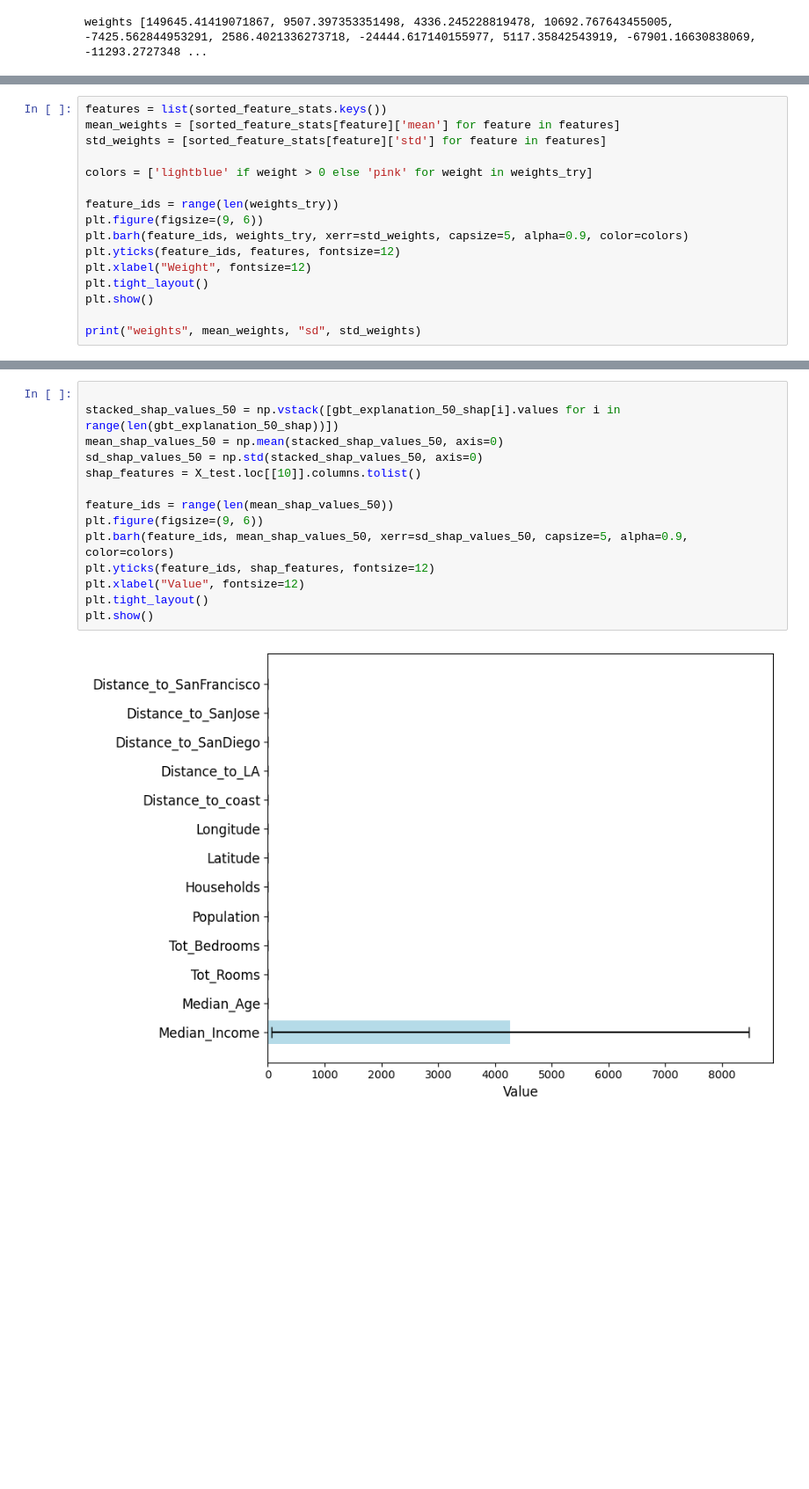
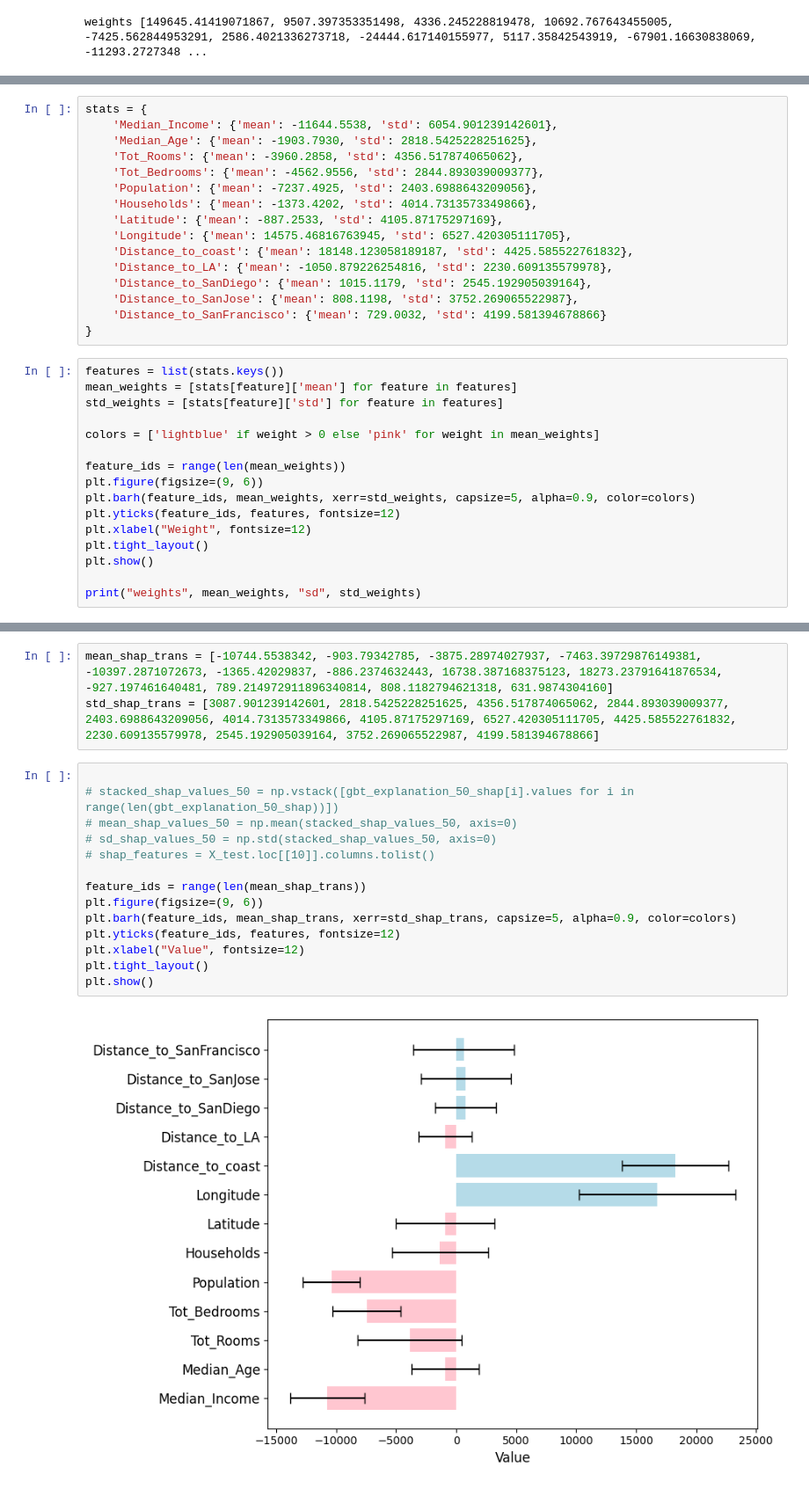
Before and after one commit to YG29/bachelorThesis, a Jupyter notebook: notebooks/cali_gbt.ipynb, the cells around one changed output, grey strips where cells are left out. Shown: that part at 88% size. Cells and saved outputs as stored; diff of their text form; blank space fills up the shorter version.

```diff
--- a/notebooks/cali_gbt.ipynb
+++ b/notebooks/cali_gbt.ipynb
@@ -554,13 +555,29 @@ weights_try[11]=808.1198
+# %%
+stats = {
+    'Median_Income': {'mean': -11644.5538, 'std': 6054.901239142601},
+    'Median_Age': {'mean': -1903.7930, 'std': 2818.5425228251625},
+    'Tot_Rooms': {'mean': -3960.2858, 'std': 4356.517874065062},
+    'Tot_Bedrooms': {'mean': -4562.9556, 'std': 2844.893039009377},
+    'Population': {'mean': -7237.4925, 'std': 2403.6988643209056},
+    'Households': {'mean': -1373.4202, 'std': 4014.7313573349866},
+    'Latitude': {'mean': -887.2533, 'std': 4105.87175297169},
+    'Longitude': {'mean': 14575.46816763945, 'std': 6527.420305111705},
+    'Distance_to_coast': {'mean': 18148.123058189187, 'std': 4425.585522761832},
+    'Distance_to_LA': {'mean': -1050.879226254816, 'std': 2230.609135579978},
+    'Distance_to_SanDiego': {'mean': 1015.1179, 'std': 2545.192905039164},
+    'Distance_to_SanJose': {'mean': 808.1198, 'std': 3752.269065522987},
+    'Distance_to_SanFrancisco': {'mean': 729.0032, 'std': 4199.581394678866}
+}
 # %%
-features = list(sorted_feature_stats.keys())
-mean_weights = [sorted_feature_stats[feature]['mean'] for feature in features]
-std_weights = [sorted_feature_stats[feature]['std'] for feature in features]
+features = list(stats.keys())
+mean_weights = [stats[feature]['mean'] for feature in features]
+std_weights = [stats[feature]['std'] for feature in features]
 
-colors = ['lightblue' if weight > 0 else 'pink' for weight in weights_try]
+colors = ['lightblue' if weight > 0 else 'pink' for weight in mean_weights]
 
-feature_ids = range(len(weights_try))
+feature_ids = range(len(mean_weights))
 plt.figure(figsize=(9, 6))
-plt.barh(feature_ids, weights_try, xerr=std_weights, capsize=5, alpha=0.9, color=colors)
+plt.barh(feature_ids, mean_weights, xerr=std_weights, capsize=5, alpha=0.9, color=colors)
 plt.yticks(feature_ids, features, fontsize=12)
 plt.xlabel("Weight", fontsize=12)
 plt.tight_layout()
@@ -573,16 +590,19 @@ weights [143621.21167620723, 8496.737546104687, 4143.942748800503, 7015.52008232
+# %%
+mean_shap_trans = [-10744.5538342, -903.79342785, -3875.28974027937, -7463.39729876149381, -10397.2871072673, -1365.42029837, -886.2374632443, 16738.387168375123, 18273.23791641876534, -927.197461640481, 789.214972911896340814, 808.1182794621318, 631.9874304160]
+std_shap_trans = [3087.901239142601, 2818.5425228251625, 4356.517874065062, 2844.893039009377, 2403.6988643209056, 4014.7313573349866, 4105.87175297169, 6527.420305111705, 4425.585522761832, 2230.609135579978, 2545.192905039164, 3752.269065522987, 4199.581394678866]
 # %%
 
-stacked_shap_values_50 = np.vstack([gbt_explanation_50_shap[i].values for i in range(len(gbt_explanation_50_shap))])
-mean_shap_values_50 = np.mean(stacked_shap_values_50, axis=0)
-sd_shap_values_50 = np.std(stacked_shap_values_50, axis=0)
-shap_features = X_test.loc[[10]].columns.tolist()
+# stacked_shap_values_50 = np.vstack([gbt_explanation_50_shap[i].values for i in range(len(gbt_explanation_50_shap))])
+# mean_shap_values_50 = np.mean(stacked_shap_values_50, axis=0)
+# sd_shap_values_50 = np.std(stacked_shap_values_50, axis=0)
+# shap_features = X_test.loc[[10]].columns.tolist()
 
-feature_ids = range(len(mean_shap_values_50))
+feature_ids = range(len(mean_shap_trans))
 plt.figure(figsize=(9, 6))
-plt.barh(feature_ids, mean_shap_values_50, xerr=sd_shap_values_50, capsize=5, alpha=0.9, color=colors)
-plt.yticks(feature_ids, shap_features, fontsize=12)
+plt.barh(feature_ids, mean_shap_trans, xerr=std_shap_trans, capsize=5, alpha=0.9, color=colors)
+plt.yticks(feature_ids, features, fontsize=12)
 plt.xlabel("Value", fontsize=12)
 plt.tight_layout()
 plt.show()
 # %% [output]
-[figure, old version]
+[figure, new version]
```
Also changed, not shown: parts of 2 cells of this notebook, 24 other files.
